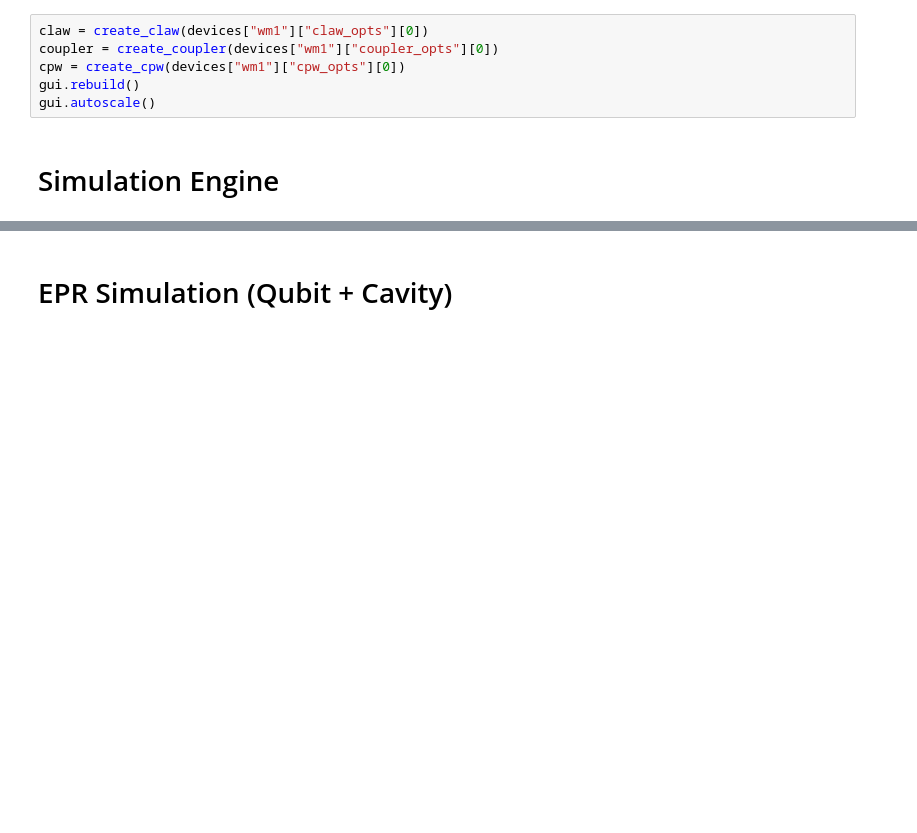
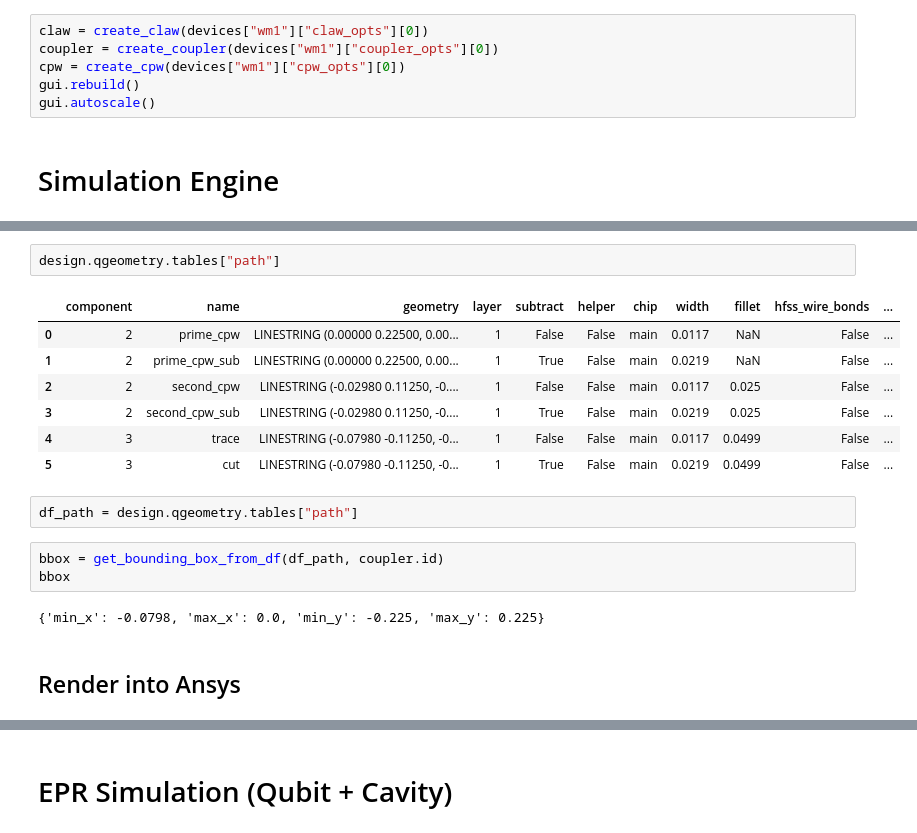
Before and after one commit to LFL-Lab/cavity_sweeps, a Jupyter notebook: cavity_sweeper.ipynb, the cells around one changed output, grey strips where cells are left out. Drawn from its saved outputs; the diff is of its cells as text; blank space fills up the shorter version.

```diff
--- a/cavity_sweeper.ipynb
+++ b/cavity_sweeper.ipynb
@@ -555,0 +418,19 @@ plt.show()
+# %%
+design.qgeometry.tables["path"]
+# %% [output]
+|  | component | name | geometry | layer | subtract | helper | chip | width | fillet | hfss_wire_bonds | ... |
+| 0 | 2 | prime_cpw | LINESTRING (0.00000 0.22500, 0.00... | 1 | False | False | main | 0.0117 | NaN | False | ... |
+| 1 | 2 | prime_cpw_sub | LINESTRING (0.00000 0.22500, 0.00... | 1 | True | False | main | 0.0219 | NaN | False | ... |
+| 2 | 2 | second_cpw | LINESTRING (-0.02980 0.11250, -0.... | 1 | False | False | main | 0.0117 | 0.025 | False | ... |
+| 3 | 2 | second_cpw_sub | LINESTRING (-0.02980 0.11250, -0.... | 1 | True | False | main | 0.0219 | 0.025 | False | ... |
+| 4 | 3 | trace | LINESTRING (-0.07980 -0.11250, -0... | 1 | False | False | main | 0.0117 | 0.0499 | False | ... |
+| 5 | 3 | cut | LINESTRING (-0.07980 -0.11250, -0... | 1 | True | False | main | 0.0219 | 0.0499 | False | ... |
+# %%
+df_path = design.qgeometry.tables["path"]
+# %%
+bbox = get_bounding_box_from_df(df_path, coupler.id)
+bbox
+# %% [output]
+{'min_x': -0.0798, 'max_x': 0.0, 'min_y': -0.225, 'max_y': 0.225}
+# %% [markdown]
+## Render into Ansys
```
Also changed, not shown: parts of 19 cells of this notebook.
